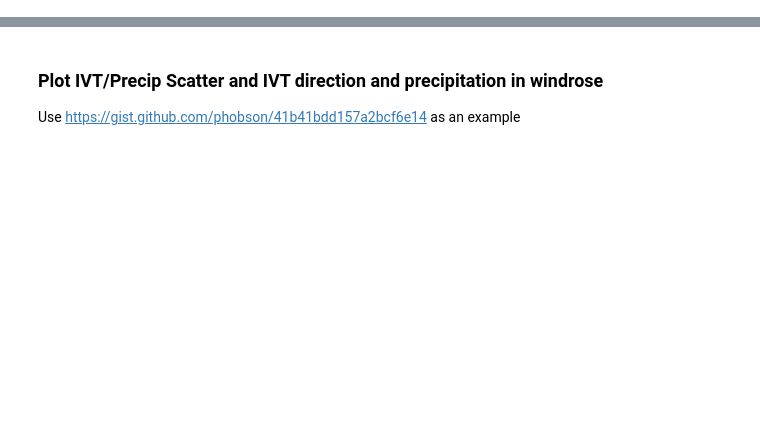
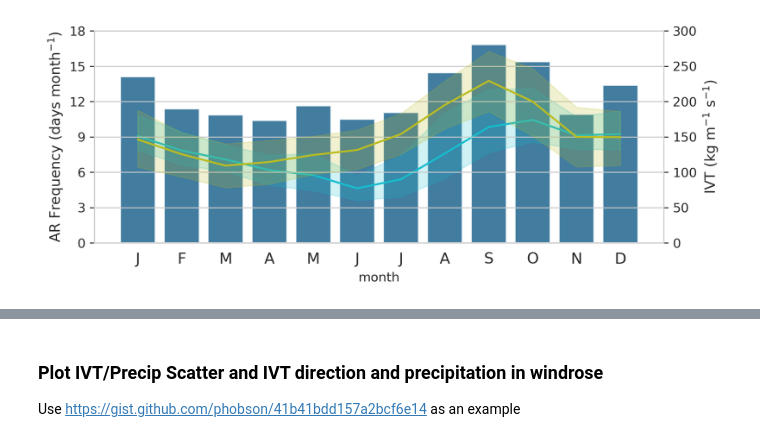
Before and after one commit to dlnash/SEAK_climatology, a Jupyter notebook: analysis/windrose_scatter.ipynb, the cells around one changed output, grey strips where cells are left out. Drawn from its saved outputs; the diff is of its cells as text; code cells hidden in the pictures; blank space fills up the shorter version.

Commit message:
add precipitation and IVT annual clim to AR barplot, fix histogram y-axis

```diff
--- a/analysis/windrose_scatter.ipynb
+++ b/analysis/windrose_scatter.ipynb
@@ -51,8 +53,17 @@ temporal_res = 'daily'
 community_lst = ['Hoonah', 'Skagway', 'Klukwan', 'Yakutat', 'Craig', 'Kasaan']
 
 df_lst = combine_ivt_ar_prec_df(option, temporal_res, community_lst) # combine dfs into list of dfs
-prec_clim= precipitation_annual_clim(df_lst, community_lst) # get precipitation annual climatology
+prec_clim, prec_std = df_annual_clim(df_lst, community_lst, varname='prec') # get precipitation annual climatology
+ivt_clim, ivt_std = df_annual_clim(df_lst, community_lst, varname='IVT') # get IVT annual climatology
+ar_clim = df_AR_annual_clim(df_lst, community_lst, varname='AR') # get AR annual climatology
 prec_percentile, ivt_percentile = calculate_ivt_prec_percentiles(df_lst, community_lst) # get dataframe of percentiles
+
+# some cleaning for the dfs for the annual clim fig
+prec_clim['month'] = prec_clim.index.values - 1
+prec_melt = pd.melt(prec_clim, id_vars='month')
+
+ivt_clim['month'] = ivt_clim.index.values - 1
+ivt_melt = pd.melt(ivt_clim, id_vars='month')
 # %%
 ## create correlation table
 ivt_corr = ivt_percentile.corr('pearson')
@@ -71,3 +97,47 @@ df_lst[0]
+# %%
+fname = path_to_figs + 'ar_barplot'
+fmt = 'png'
+fig = plt.figure()
+fig.set_size_inches((8.0,3.0))
+fig.dpi = 300
+nplots=1
+
+# Set custom color palette
+colors = ["#00629B"]
+sns.set_palette(sns.color_palette(colors))
+columns=['J', 'F', 'M', 'A', 'M', 'J', 'J', 'A', 'S', 'O', 'N', 'D']
+
+sns.set_style("whitegrid")
+# sns.set_context("paper")
+sns.despine()
+
+for i in np.arange(nplots):
+    ax = fig.add_subplot(1, 1, i+1)
+    ## bar plot with AR clim
+    sns.barplot(x=np.arange(1, 13, 1), y=ar_clim.iloc[:, 0].values, color=ucsd_colors['navy'], alpha=0.8)
+    ax.set_ylabel('AR Frequency (days month$^{-1}$)', fontsize=11)
+    ax.set_xticklabels(columns, fontsize=12)
+    ax.set_yticks(np.arange(0, 21, 3))
+    ax.set_ylim(0, 18)
+
+    ## line plot with precip clim
+    # sns.lineplot(data=prec_melt, x="month", y="value", hue="variable", palette="flare", ax=ax) # plots all communities individually
+    sns.lineplot(data=prec_melt, x="month", y="value", ax=ax, color='tab:cyan', zorder=101) # plots community spread
+
+
+    ## add twin axis for ivt
+    ax2 = ax.twinx()  # instantiate a second axes that shares the same x-axis
+    # sns.lineplot(data=ivt_melt, x="month", y="value", hue="variable", palette="flare", ax=ax2) # plots all communities individually
+    sns.lineplot(data=ivt_melt, x="month", y="value", ax=ax2, color='tab:olive', zorder=100) # plots community spread
+    ax2.set_yticks(np.arange(0, 325, 50))
+    ax2.set_ylim(0, 300)
+    ax2.set_ylabel('IVT (kg m$^{-1}$ s$^{-1}$)', fontsize=11)
+
+# Save the figure
+fig.savefig('%s.%s' % (fname, fmt), bbox_inches='tight', dpi=fig.dpi)
+plt.show()
+# %% [output]
+[figure, added]
 # %%
 ## some information on AR contribution
 for i, df in enumerate(df_lst):
```
Also changed, not shown: parts of 11 cells of this notebook, 3 other files.
